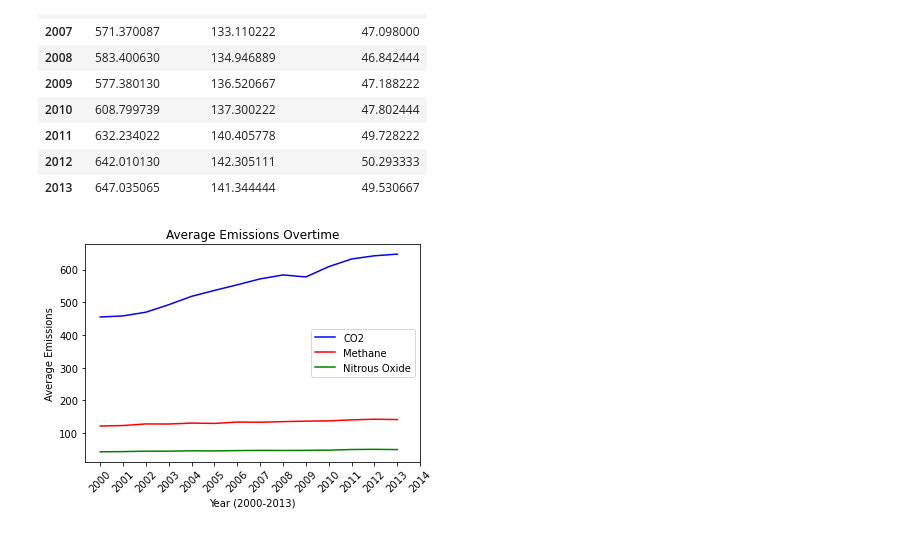
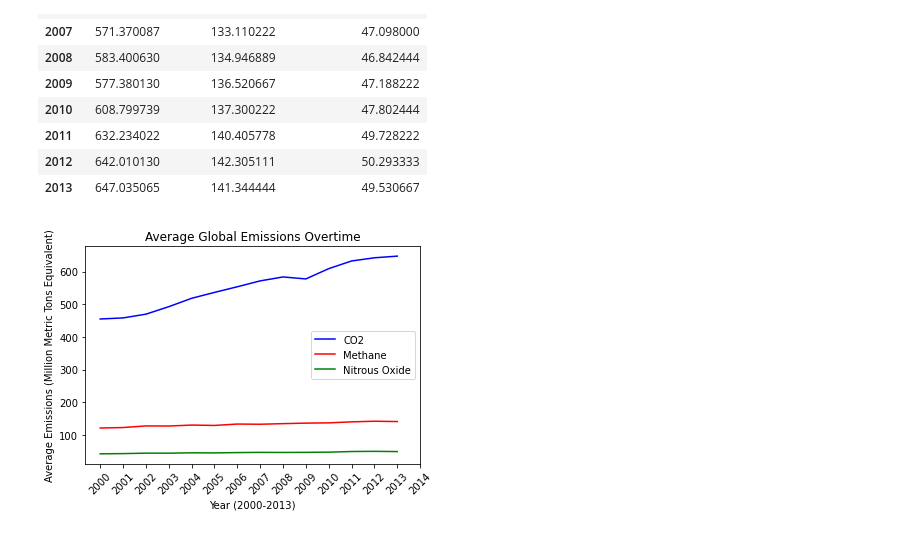
Before and after one commit to moriahtaylor1/climate-change-analysis, a Jupyter notebook: Emissions_Q2.ipynb, the cells around one changed output. Cells and saved outputs as stored; diff of their text form; code cells hidden in the pictures.

Commit message:
Adding visualization images and updating labels

```diff
--- a/Emissions_Q2.ipynb
+++ b/Emissions_Q2.ipynb
@@ -106,20 +111,20 @@ summary_df
 | 2013 | 647.035065 | 141.344444 | 49.530667 |
 # %%
 # Identify x-axis labels
-x_axis = [2000, 2001, 2002, 2003, 2004, 2005, 2006, 2007, 2008, 2009, 2010, 2011, 2012, 2013]
+x_axis = summary_df.index
 
 # Generate and format line graph for average emissions over time
-#plt.plot(x_axis, summary_df["Average CO2"])
 co2_plot, = plt.plot(x_axis, summary_df["Average CO2"], color="blue", label="CO2" )
 methane_plot, = plt.plot(x_axis, summary_df["Average Methane"], color="red", label="Methane" )
 nitrous_oxide_plot, = plt.plot(x_axis, summary_df["Average Nitrous Oxide"], color="green", label="Nitrous Oxide" )
 plt.xticks(np.arange(2000,2015,step=1))
 plt.xticks(rotation=45)
-plt.title("Average Emissions Overtime")
+plt.title("Average Global Emissions Overtime")
 plt.xlabel("Year (2000-2013)")
-plt.ylabel("Average Emissions")
+plt.ylabel("Average Emissions (Million Metric Tons Equivalent)")
 plt.legend(handles=[co2_plot, methane_plot, nitrous_oxide_plot], loc="best")
 
+plt.savefig("Images/AvgGlobalSplit.png")
 plt.show()
 # %% [output]
-[figure, old version]
+[figure, new version]
```
Also changed, not shown: parts of 3 cells of this notebook, 3 other files.
